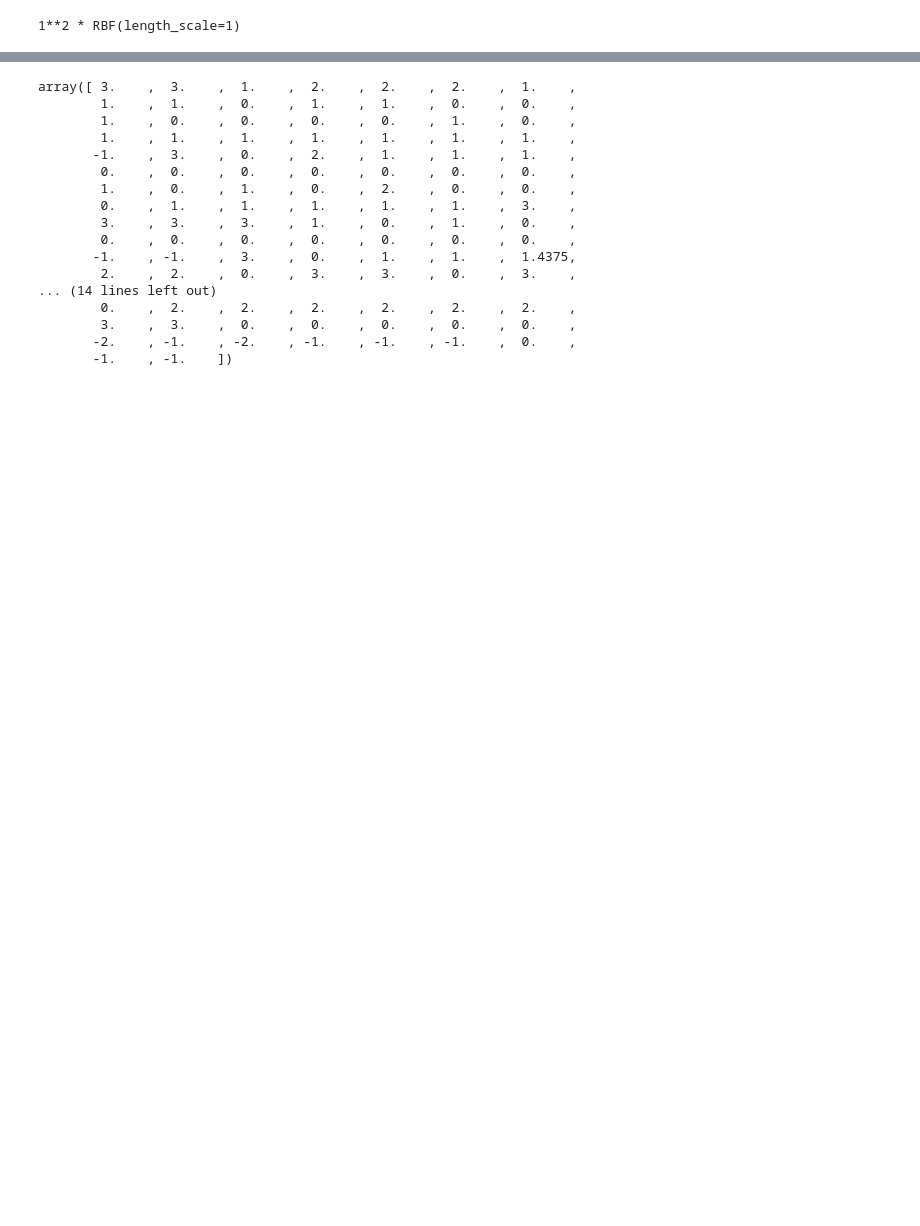
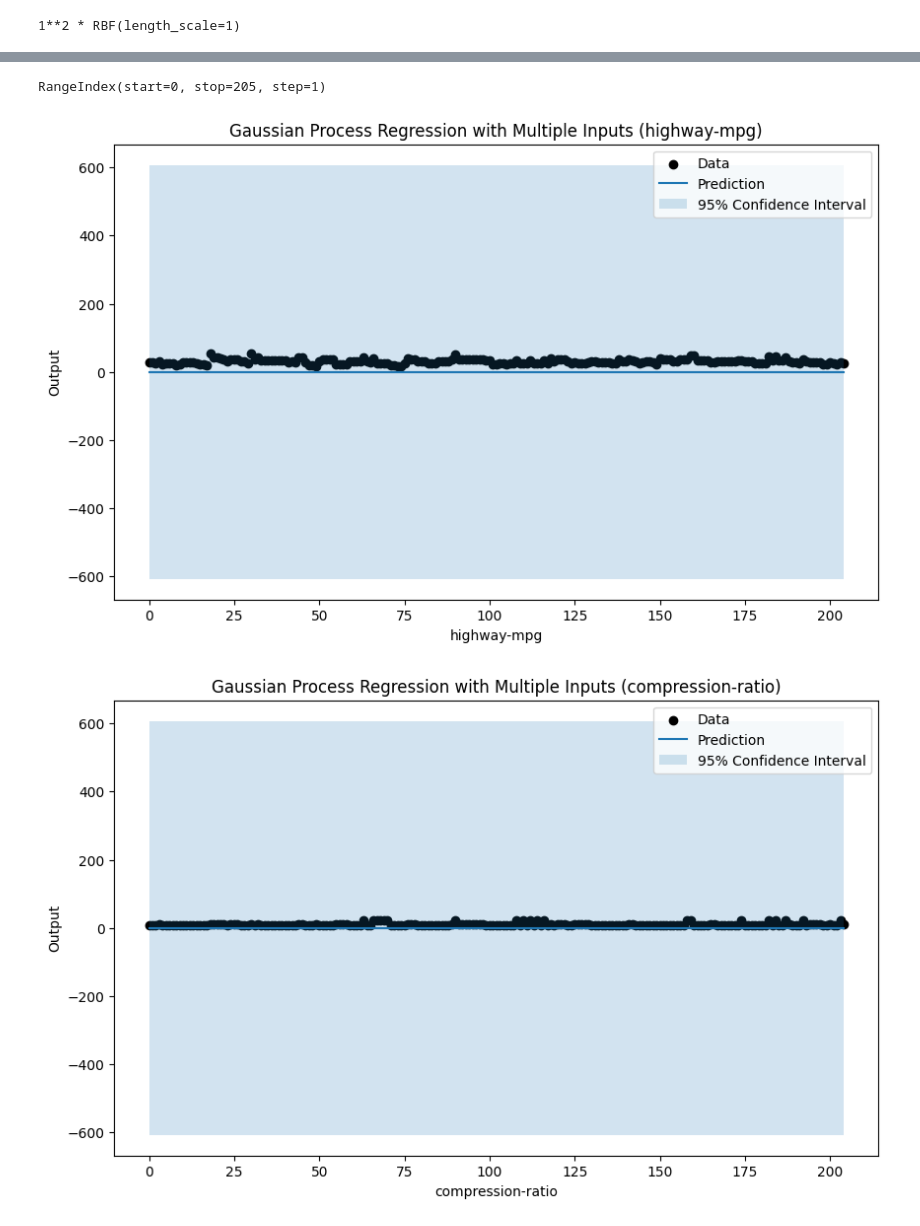
Before and after one commit to Suraj6E/ModelOptimization, a Jupyter notebook: Regression.ipynb, the cells around one changed output, grey strips where cells are left out. Drawn from its saved outputs; the diff is of its cells as text; code cells hidden in the pictures; blank space fills up the shorter version.

Commit message:
gussian process still on process

```diff
--- a/Regression.ipynb
+++ b/Regression.ipynb
@@ -141,3 +141,7 @@ df_filtered.head(10)
 | 7 | 25 | 8.5 | 5 | 2954 |
 | 8 | 20 | 8.3 | 5 | 3086 |
 | 9 | 22 | 7.0 | 5 | 3053 |
+# %%
+X_plot = pd.DataFrame(np.tile(np.linspace(0, len(df_filtered), len(df_filtered))[:, np.newaxis], (1, 4)), columns=['highway-mpg', 'compression-ratio', 'num-of-cylinders', 'curb-weight'])
+
+X_plot
@@ -144,6 +162,10 @@ df_filtered.head(10)
 # %% [markdown]
 ### Split data into training and testing sets
 # %%
-X = df_filtered.values
-y = y.values
-X_train, X_test, y_train, y_test = train_test_split(X, y, test_size=0.2, random_state=42)
+X = df_filtered
+# X = df_filtered.values
+# y = y.values
+# X_plot = X_plot.values
+# X_train, X_test, y_train, y_test = train_test_split(X, y, test_size=0.2, random_state=42)
+
+len(X)
@@ -162,7 +184,7 @@ kernel
 # %%
 # Train Gaussian Process
 gaussian_process = GaussianProcessRegressor(kernel=kernel, n_restarts_optimizer=9)
-gaussian_process.fit(X_train, y_train)
+gaussian_process.fit(X, y)
 # %% [output]
 ABNORMAL_TERMINATION_IN_LNSRCH.
 
@@ -173,11 +194,12 @@ GaussianProcessRegressor(kernel=1**2 * RBF(length_scale=1),
                          n_restarts_optimizer=9)
 # %%
 # Evaluate model
-mean_prediction, std_prediction = gaussian_process.predict(X_test, return_std=True)
-mse = mean_squared_error(y_test, mean_prediction)
-mae = mean_absolute_error(y_test, mean_prediction)
+y_pred, std = gaussian_process.predict(X_plot, return_std=True)
+
+mse = mean_squared_error(y_pred, std)
+mae = mean_absolute_error(y_pred, std)
 print("Mean Squared Error:", mse)
 print("Mean Absolute Error:", mae)
 
-mean_prediction
+std
 # %% [output]
@@ -190,21 +225,20 @@ array([ 0.,  0.,  0.,  0.,  0.,  0.,  0.,  0.,  0.,  0.,  0.,  0.,  0.,
 # %%
-y_mean, y_std = gaussian_process.predict(X, return_std=True)
-y_mean
+# y_mean, y_std = gaussian_process.predict(X, return_std=True)
+# y_mean
 # %% [output]
-array([ 3.    ,  3.    ,  1.    ,  2.    ,  2.    ,  2.    ,  1.    ,
-        1.    ,  1.    ,  0.    ,  1.    ,  1.    ,  0.    ,  0.    ,
-        1.    ,  0.    ,  0.    ,  0.    ,  0.    ,  1.    ,  0.    ,
-        1.    ,  1.    ,  1.    ,  1.    ,  1.    ,  1.    ,  1.    ,
-       -1.    ,  3.    ,  0.    ,  2.    ,  1.    ,  1.    ,  1.    ,
-        0.    ,  0.    ,  0.    ,  0.    ,  0.    ,  0.    ,  0.    ,
-        1.    ,  0.    ,  1.    ,  0.    ,  2.    ,  0.    ,  0.    ,
-        0.    ,  1.    ,  1.    ,  1.    ,  1.    ,  1.    ,  3.    ,
-        3.    ,  3.    ,  3.    ,  1.    ,  0.    ,  1.    ,  0.    ,
-        0.    ,  0.    ,  0.    ,  0.    ,  0.    ,  0.    ,  0.    ,
-       -1.    , -1.    ,  3.    ,  0.    ,  1.    ,  1.    ,  1.4375,
-        2.    ,  2.    ,  0.    ,  3.    ,  3.    ,  0.    ,  3.    ,
-... (14 lines left out)
-        0.    ,  2.    ,  2.    ,  2.    ,  2.    ,  2.    ,  2.    ,
-        3.    ,  3.    ,  0.    ,  0.    ,  0.    ,  0.    ,  0.    ,
-       -2.    , -1.    , -2.    , -1.    , -1.    , -1.    ,  0.    ,
-       -1.    , -1.    ])
+RangeIndex(start=0, stop=205, step=1)
+# %%
+# Loop through all features and plot
+for feature in X.columns:
+    plt.figure(figsize=(10, 6))
+    plt.scatter(X.index, X[feature], c='k', label="Data")
+    plt.plot(X.index, y_pred, label="Prediction")
+    plt.fill_between(X.index, y_pred - 1.96 * std, y_pred + 1.96 * std, alpha=0.2, label="95% Confidence Interval")
+    plt.xlabel(feature)
+    plt.ylabel("Output")
+    plt.title(f"Gaussian Process Regression with Multiple Inputs ({feature})")
+    plt.legend()
+    plt.show()
+# %% [output]
+[figure, added]
+[figure, added]
```
Also changed, not shown: parts of 11 cells of this notebook.
